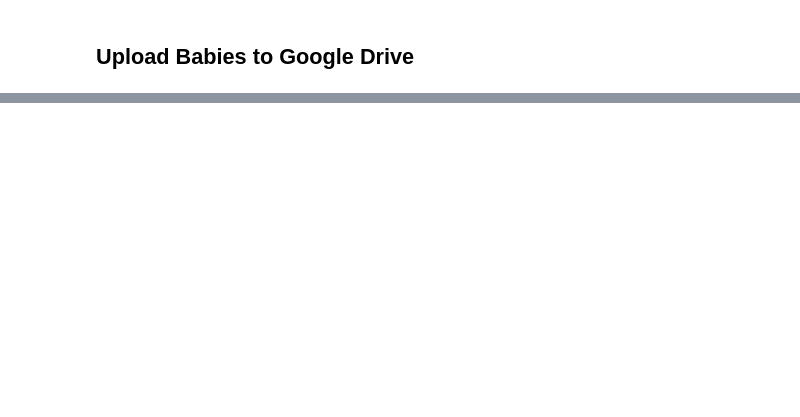
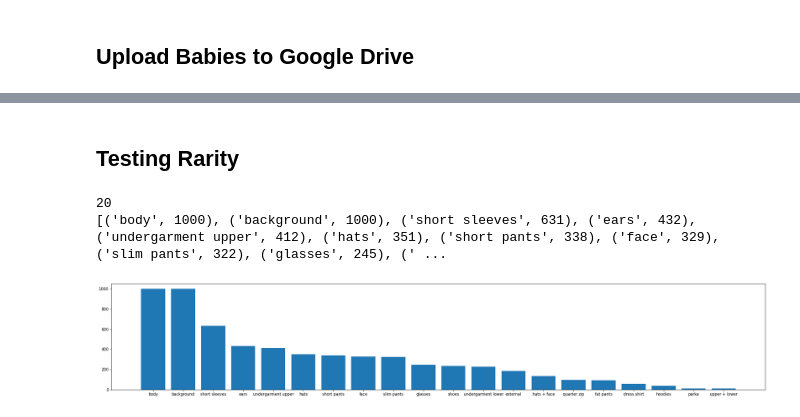
Before and after one commit to divyam-khandelwal/Lonely-Baby-Daycare-NFT, a Jupyter notebook: lonely_baby_daycare.ipynb, the cells around one changed output, grey strips where cells are left out. Saved outputs shown, nothing was run; the diff lists cells and outputs as text; code cells hidden in the pictures; blank space fills up the shorter version.

```diff
--- a/lonely_baby_daycare.ipynb
+++ b/lonely_baby_daycare.ipynb
@@ -588,0 +647,28 @@ Completed 19_lonely_baby.PNG
+# %% [markdown]
+## Testing Rarity
+# %%
+trait_counts = {}
+for i in range(1000):
+    picked_trait_images = generate_baby_traits(ordered_traits.copy(), traits_base_filepath, babies_base_filepath)
+    base_traits = convert_filepaths_to_base_traits(picked_trait_images)
+
+    base_traits = list(set(base_traits))
+
+    for trait in base_traits:
+        if trait not in trait_counts:
+            trait_counts[trait] = 0
+        trait_counts[trait] += 1
+
+trait_counts_list = trait_counts.items()
+trait_counts_list = sorted(trait_counts_list, key=lambda item: item[1], reverse=True)
+print(len(trait_counts_list))
+print(trait_counts_list)
+x, y = zip(*trait_counts_list)
+
+plt.figure(figsize=(30, 5))  # width:20, height:3
+plt.bar(x, y)
+plt.show()
+# %% [output]
+20
+[('body', 1000), ('background', 1000), ('short sleeves', 631), ('ears', 432), ('undergarment upper', 412), ('hats', 351), ('short pants', 338), ('face', 329), ('slim pants', 322), ('glasses', 245), (' ...
+[figure, added]
```
Also changed, not shown: parts of 9 cells of this notebook, 1 other file.
